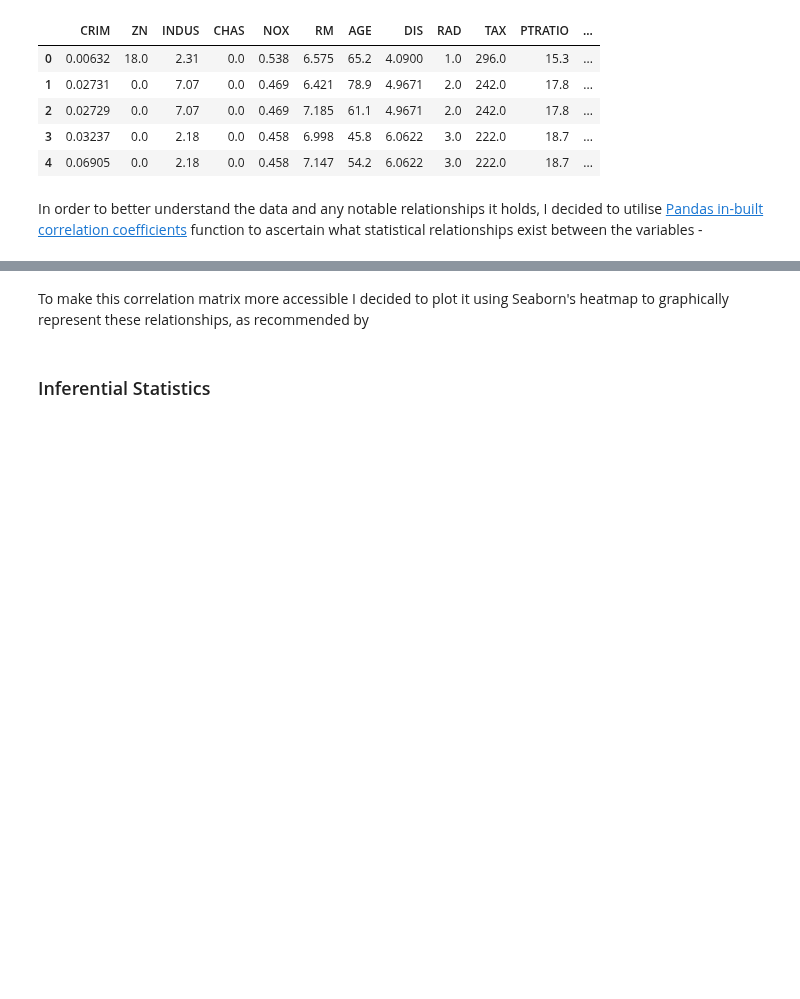
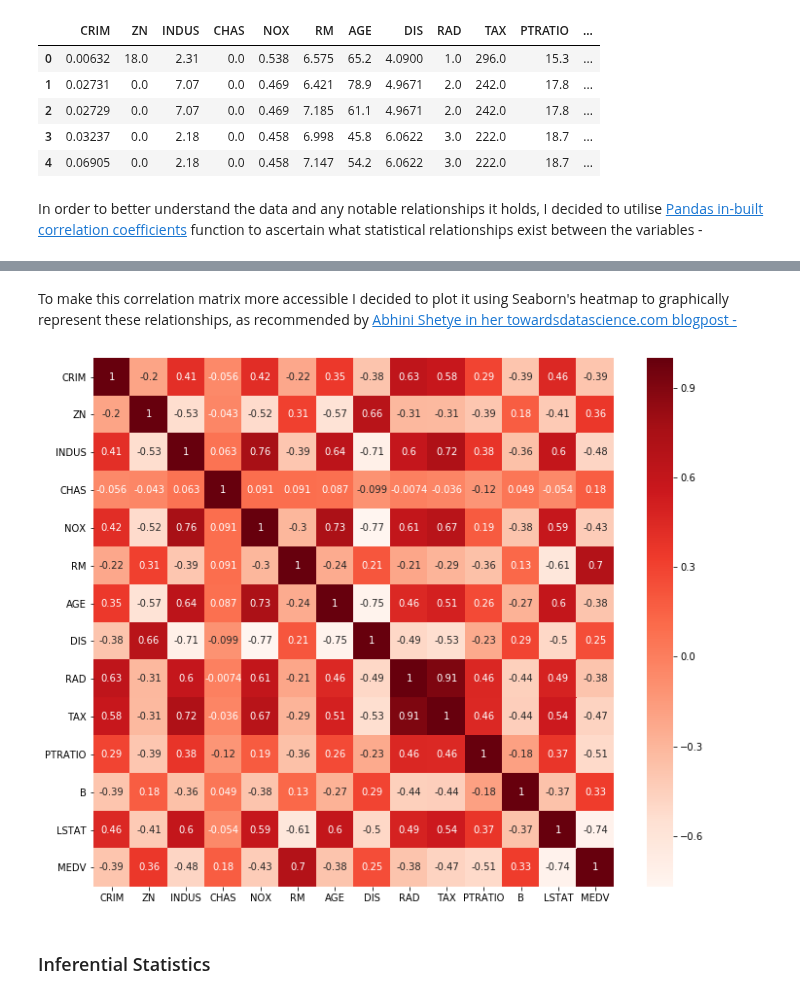
Before and after one commit to AideenByrne/2019MachineLearningProject, a Jupyter notebook: 2019project.ipynb, the cells around one changed output, grey strips where cells are left out. Cells and saved outputs as stored; diff of their text form; code cells hidden in the pictures; blank space fills up the shorter version.

```diff
--- a/2019project.ipynb
+++ b/2019project.ipynb
@@ -117,7 +117,15 @@ df.corr()
 | LSTAT | 0.455621 | -0.412995 | 0.603800 | -0.053929 | 0.590879 | -0.613808 | 0.602339 | -0.496996 | 0.488676 | 0.543993 | 0.374044 | ... |
 | MEDV | -0.388305 | 0.360445 | -0.483725 | 0.175260 | -0.427321 | 0.695360 | -0.376955 | 0.249929 | -0.381626 | -0.468536 | -0.507787 | ... |
 # %% [markdown]
-To make this correlation matrix more accessible I decided to plot it using Seaborn's heatmap to graphically represent these relationships, as recommended by
+To make this correlation matrix more accessible I decided to plot it using Seaborn's heatmap to graphically represent these relationships, as recommended by [Abhini Shetye in her towardsdatascience.com blogpost - ](https://towardsdatascience.com/feature-selection-with-pandas-e3690ad8504b)
+# %%
+#https://towardsdatascience.com/feature-selection-with-pandas-e3690ad8504b
+plt.figure(figsize=(12,10))
+cor = df.corr()
+sns.heatmap(cor, annot=True, cmap=plt.cm.Reds)
+plt.show()
+# %% [output]
+[figure, added]
 # %% [markdown]
 ### Inferential Statistics
 # %% [markdown]
```
